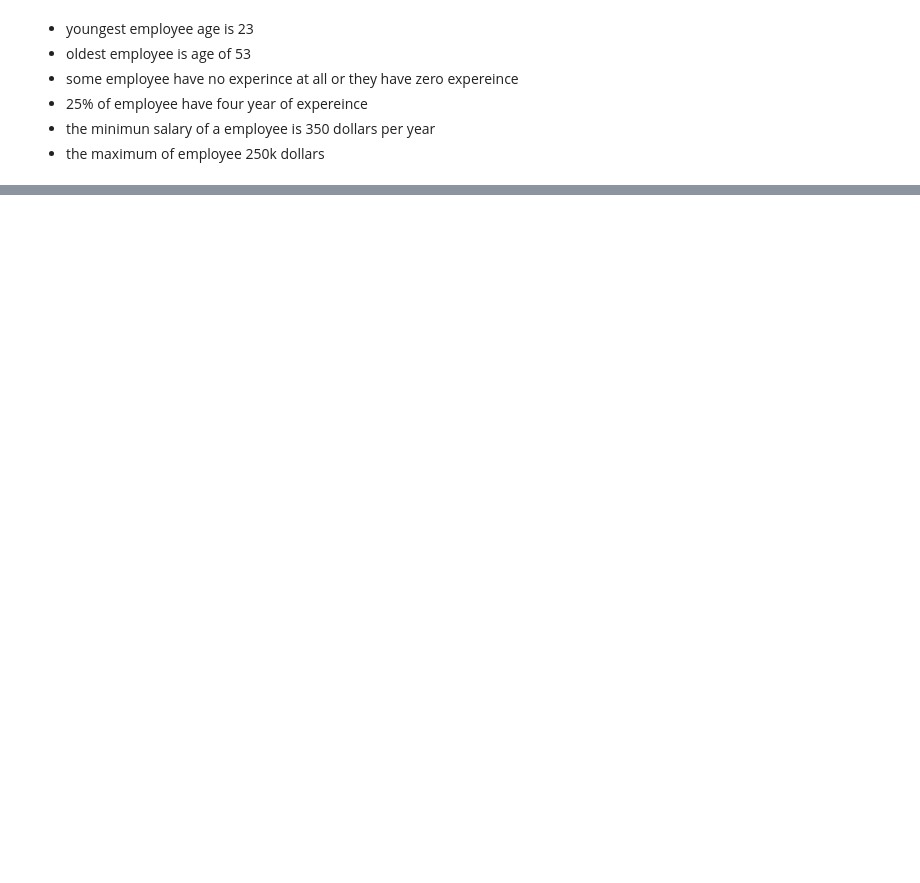
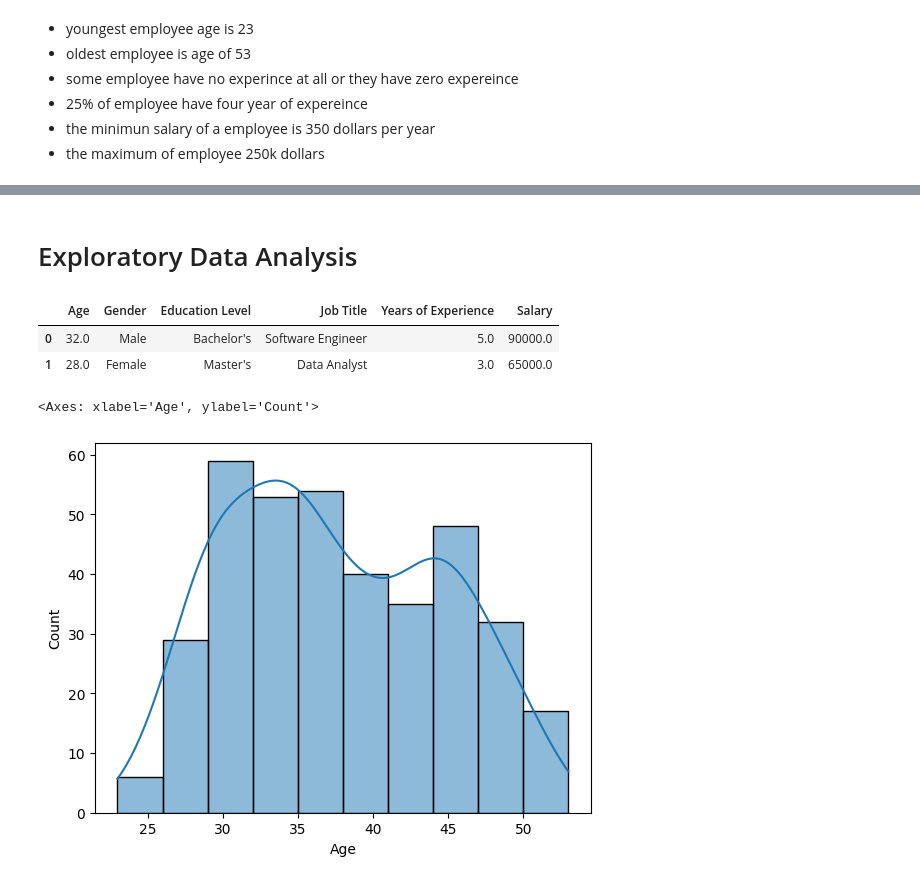
Before and after one commit to itsmepramila/Learn-Data-Science-, a Jupyter notebook: introduction to linear regression.ipynb, the cells around one changed output, grey strips where cells are left out. Cells and saved outputs as stored; diff of their text form; code cells hidden in the pictures; blank space fills up the shorter version.

```diff
--- a/introduction to linear regression.ipynb
+++ b/introduction to linear regression.ipynb
@@ -155,0 +121,14 @@ df.describe()
+# %% [markdown]
+# Exploratory Data Analysis
+# %%
+df.head(2)
+# %% [output]
+|  | Age | Gender | Education Level | Job Title | Years of Experience | Salary |
+| 0 | 32.0 | Male | Bachelor's | Software Engineer | 5.0 | 90000.0 |
+| 1 | 28.0 | Female | Master's | Data Analyst | 3.0 | 65000.0 |
+# %%
+# Histogram
+sns.histplot(df['Age'], kde=True)
+# %% [output]
+<Axes: xlabel='Age', ylabel='Count'>
+[figure, added]
```
Also changed, not shown: parts of 18 cells of this notebook.
